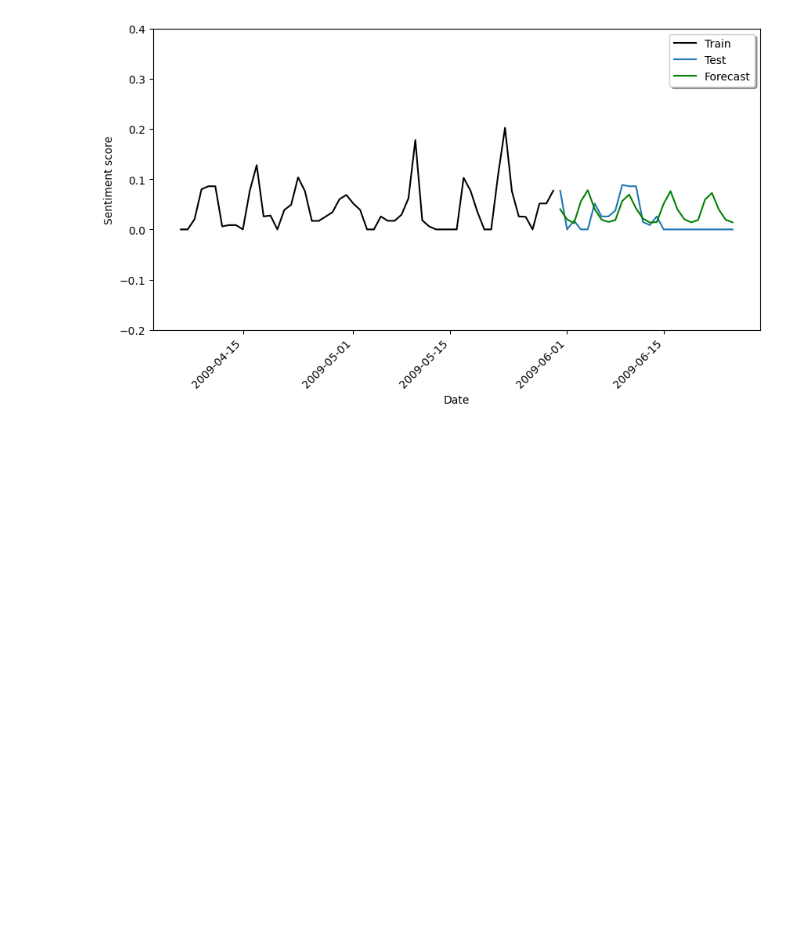
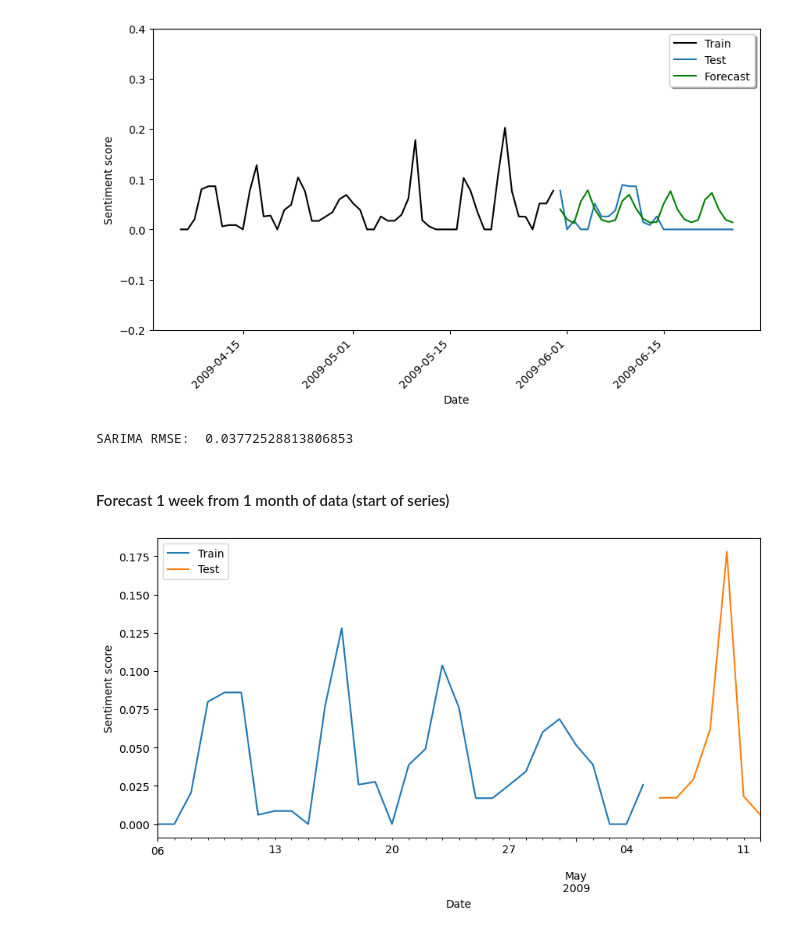
Before and after one commit to coharaCNJ/M.Sc.-Data-Analytics-Semester-2-CA2, a Jupyter notebook: Sentiment_Analysis_and_forecast.ipynb, the cells around one changed output. Drawn from its saved outputs; the diff is of its cells as text; code cells hidden in the pictures; blank space fills up the shorter version.

```diff
--- a/Sentiment_Analysis_and_forecast.ipynb
+++ b/Sentiment_Analysis_and_forecast.ipynb
@@ -800,3 +803,24 @@ axs.legend(('Train', 'Test', 'Forecast'), loc='upper right', shadow=True)
 # %% [output]
 <matplotlib.legend.Legend at 0x...>
 [figure]
+# %%
+sarima_rmse = np.sqrt(mean_squared_error(test["vader_score"].values, y_pred_out_SARIMA.values))
+print("SARIMA RMSE: ",sarima_rmse)
+# %% [output]
+SARIMA RMSE:  0.03772528813806853
+# %% [markdown]
+#### Forecast 1 week from 1 month of data (start of series)
+# %%
+# Split into training and testing
+train = score_imputed.loc[:'2009-05-05']
+test = score_imputed.loc['2009-05-06':'2009-05-12']
+# %%
+# Plot the last 10 years of training data and the 2 of testing
+ax = train.plot(figsize=(10, 5))
+test.plot(ax=ax)
+plt.legend(['Train', 'Test'])
+plt.xlabel('Date')
+plt.ylabel('Sentiment score')
+plt.show()
+# %% [output]
+[figure, added]
```
Also changed, not shown: parts of 22 cells of this notebook, 5 other files.
